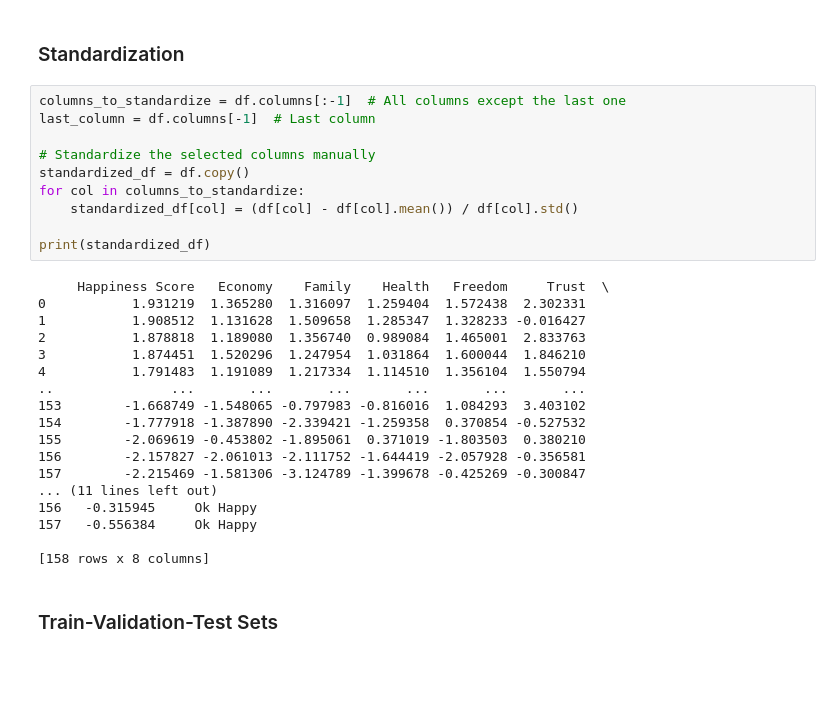
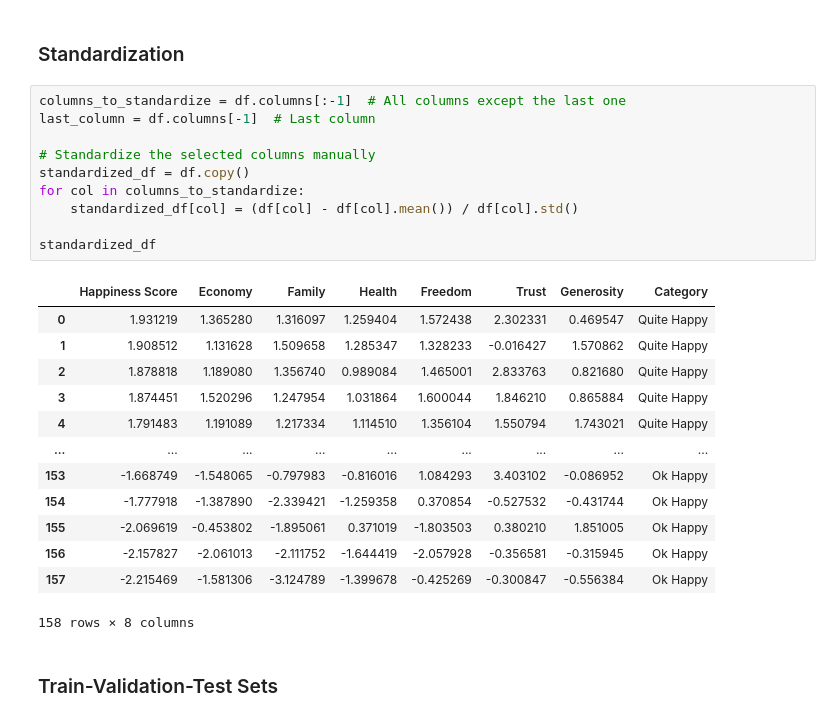
Before and after one commit to fairuznawar122/World-Happiness-Classification, a Jupyter notebook: World Happiness Classification - SVM.ipynb, the cells around one changed output. Cells and saved outputs as stored; diff of their text form; blank space fills up the shorter version.

```diff
--- a/World Happiness Classification - SVM.ipynb
+++ b/World Happiness Classification - SVM.ipynb
@@ -196,31 +196,27 @@ df
 # %%
 columns_to_standardize = df.columns[:-1]  # All columns except the last one
 last_column = df.columns[-1]  # Last column
 
 # Standardize the selected columns manually
 standardized_df = df.copy()
 for col in columns_to_standardize:
     standardized_df[col] = (df[col] - df[col].mean()) / df[col].std()
 
-print(standardized_df)
+standardized_df
 # %% [output]
+|  | Happiness Score | Economy | Family | Health | Freedom | Trust | Generosity | Category |
+| 0 | 1.931219 | 1.365280 | 1.316097 | 1.259404 | 1.572438 | 2.302331 | 0.469547 | Quite Happy |
+| 1 | 1.908512 | 1.131628 | 1.509658 | 1.285347 | 1.328233 | -0.016427 | 1.570862 | Quite Happy |
+| 2 | 1.878818 | 1.189080 | 1.356740 | 0.989084 | 1.465001 | 2.833763 | 0.821680 | Quite Happy |
+| 3 | 1.874451 | 1.520296 | 1.247954 | 1.031864 | 1.600044 | 1.846210 | 0.865884 | Quite Happy |
+| 4 | 1.791483 | 1.191089 | 1.217334 | 1.114510 | 1.356104 | 1.550794 | 1.743021 | Quite Happy |
+| ... | ... | ... | ... | ... | ... | ... | ... | ... |
+| 153 | -1.668749 | -1.548065 | -0.797983 | -0.816016 | 1.084293 | 3.403102 | -0.086952 | Ok Happy |
+| 154 | -1.777918 | -1.387890 | -2.339421 | -1.259358 | 0.370854 | -0.527532 | -0.431744 | Ok Happy |
+| 155 | -2.069619 | -0.453802 | -1.895061 | 0.371019 | -1.803503 | 0.380210 | 1.851005 | Ok Happy |
+| 156 | -2.157827 | -2.061013 | -2.111752 | -1.644419 | -2.057928 | -0.356581 | -0.315945 | Ok Happy |
+| 157 | -2.215469 | -1.581306 | -3.124789 | -1.399678 | -0.425269 | -0.300847 | -0.556384 | Ok Happy |
-     Happiness Score   Economy    Family    Health   Freedom     Trust  \
-0           1.931219  1.365280  1.316097  1.259404  1.572438  2.302331
-1           1.908512  1.131628  1.509658  1.285347  1.328233 -0.016427
-2           1.878818  1.189080  1.356740  0.989084  1.465001  2.833763
-3           1.874451  1.520296  1.247954  1.031864  1.600044  1.846210
-4           1.791483  1.191089  1.217334  1.114510  1.356104  1.550794
-..               ...       ...       ...       ...       ...       ...
-153        -1.668749 -1.548065 -0.797983 -0.816016  1.084293  3.403102
-154        -1.777918 -1.387890 -2.339421 -1.259358  0.370854 -0.527532
-155        -2.069619 -0.453802 -1.895061  0.371019 -1.803503  0.380210
-156        -2.157827 -2.061013 -2.111752 -1.644419 -2.057928 -0.356581
-157        -2.215469 -1.581306 -3.124789 -1.399678 -0.425269 -0.300847
-... (11 lines left out)
-156   -0.315945     Ok Happy
-157   -0.556384     Ok Happy
-
-[158 rows x 8 columns]
+158 rows × 8 columns
 # %% [markdown]
 ### Train-Validation-Test Sets
 # %%
```
Also changed, not shown: parts of 3 cells of this notebook.
